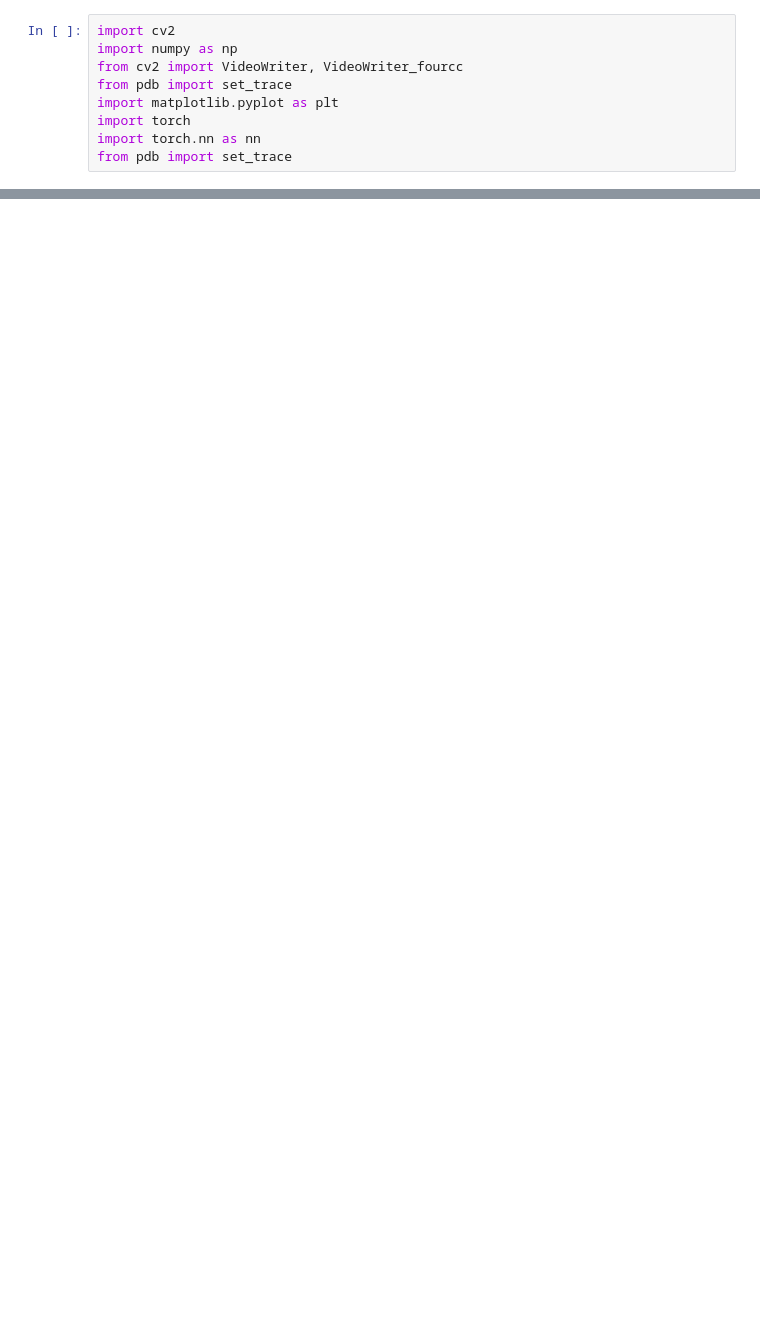
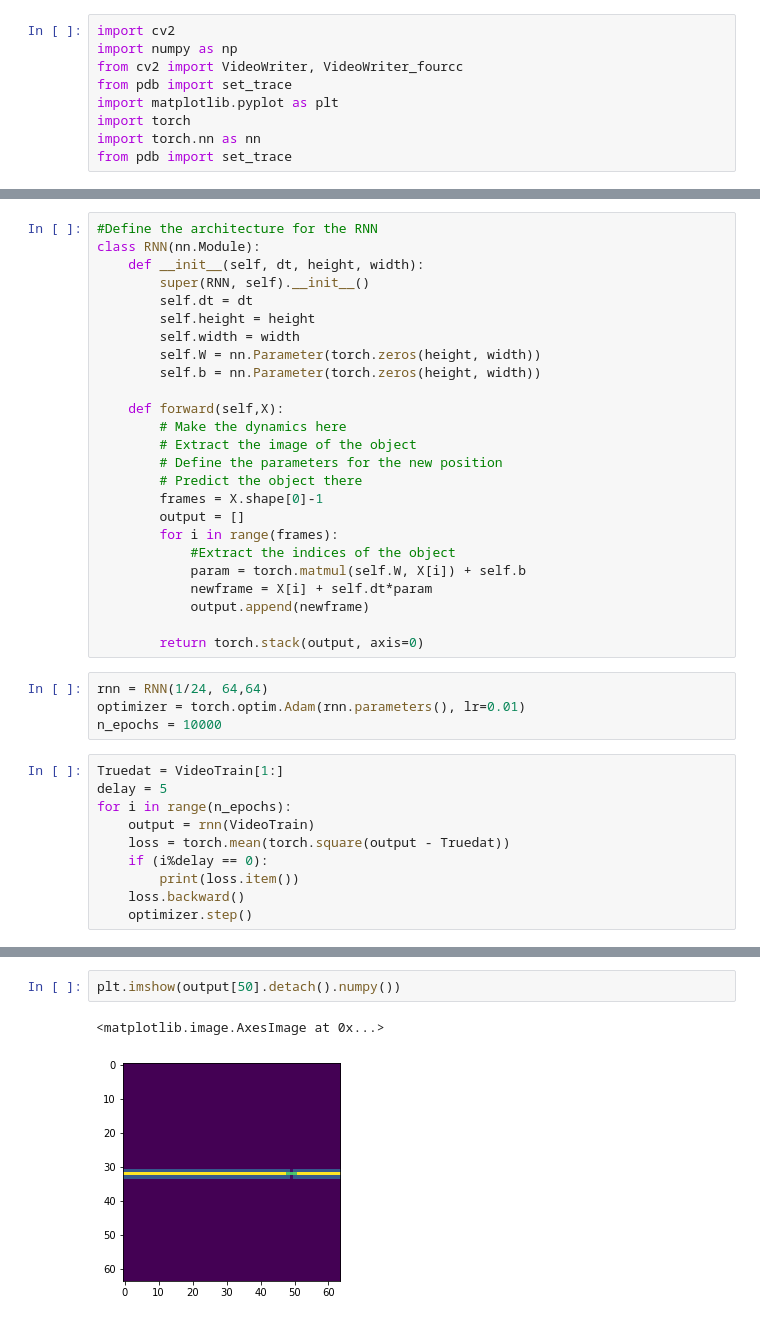
Before and after one commit to aranganath/Physics-Dynamics, a Jupyter notebook: RNN_for_physics.ipynb, the cells around one changed output, grey strips where cells are left out. Saved outputs shown, nothing was run; the diff lists cells and outputs as text; blank space fills up the shorter version.

```diff
--- a/RNN_for_physics.ipynb
+++ b/RNN_for_physics.ipynb
@@ -54,0 +55,39 @@ class RNN(nn.Module):
+# %%
+#Define the architecture for the RNN
+class RNN(nn.Module):
+    def __init__(self, dt, height, width):
+        super(RNN, self).__init__()
+        self.dt = dt
+        self.height = height
+        self.width = width
+        self.W = nn.Parameter(torch.zeros(height, width))
+        self.b = nn.Parameter(torch.zeros(height, width))
+
+    def forward(self,X):
+        # Make the dynamics here
+        # Extract the image of the object
+        # Define the parameters for the new position
+        # Predict the object there
+        frames = X.shape[0]-1
+        output = []
+        for i in range(frames):
+            #Extract the indices of the object
+            param = torch.matmul(self.W, X[i]) + self.b
+            newframe = X[i] + self.dt*param
+            output.append(newframe)
+
+        return torch.stack(output, axis=0)
+# %%
+rnn = RNN(1/24, 64,64)
+optimizer = torch.optim.Adam(rnn.parameters(), lr=0.01)
+n_epochs = 10000
+# %%
+Truedat = VideoTrain[1:]
+delay = 5
+for i in range(n_epochs):
+    output = rnn(VideoTrain)
+    loss = torch.mean(torch.square(output - Truedat))
+    if (i%delay == 0):
+        print(loss.item())
+    loss.backward()
+    optimizer.step()
@@ -54,0 +113,5 @@ class RNN(nn.Module):
+# %%
+plt.imshow(output[50].detach().numpy())
+# %% [output]
+<matplotlib.image.AxesImage at 0x...>
+[figure, added]
```
Also changed, not shown: parts of 7 cells of this notebook.
